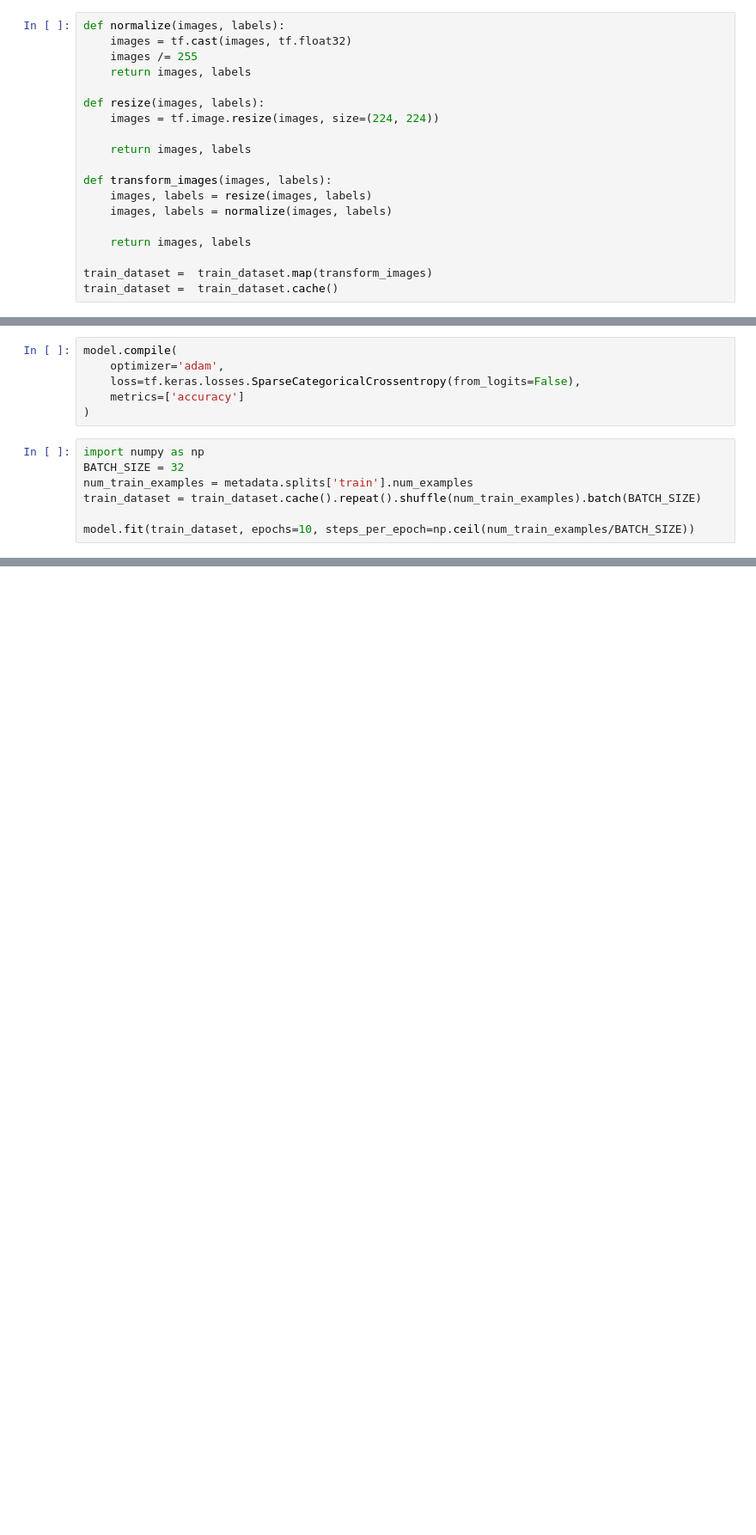
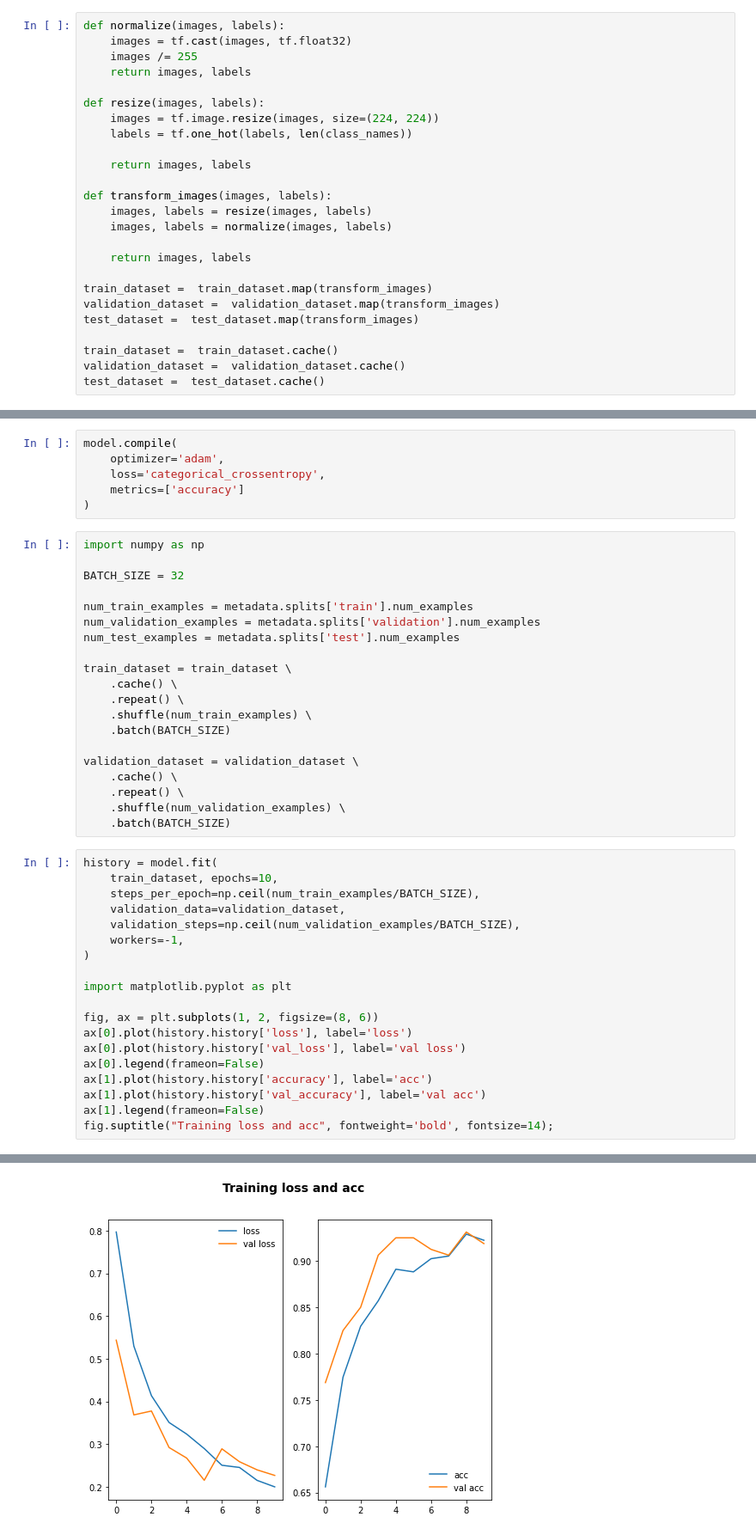
Before and after one commit to gnguilherme/dl-tf, a Jupyter notebook: notebooks/transfer-learning.ipynb, the cells around one changed output, grey strips where cells are left out. Shown at 86% size. Saved outputs shown, nothing was run; the diff lists cells and outputs as text; blank space fills up the shorter version.

```diff
--- a/notebooks/transfer-learning.ipynb
+++ b/notebooks/transfer-learning.ipynb
@@ -21,6 +26,7 @@ def normalize(images, labels):
 
 def resize(images, labels):
     images = tf.image.resize(images, size=(224, 224))
+    labels = tf.one_hot(labels, len(class_names))
 
     return images, labels
 
@@ -31,7 +37,12 @@ def transform_images(images, labels):
     return images, labels
 
 train_dataset =  train_dataset.map(transform_images)
+validation_dataset =  validation_dataset.map(transform_images)
+test_dataset =  test_dataset.map(transform_images)
+
 train_dataset =  train_dataset.cache()
+validation_dataset =  validation_dataset.cache()
+test_dataset =  test_dataset.cache()
 # %%
 for image, labels in train_dataset.take(1):
     break
@@ -53,13 +84,46 @@ model = tf.keras.models.Sequential(layers)
 # %%
 model.compile(
     optimizer='adam',
-    loss=tf.keras.losses.SparseCategoricalCrossentropy(from_logits=False),
+    loss='categorical_crossentropy',
     metrics=['accuracy']
 )
 # %%
 import numpy as np
+
 BATCH_SIZE = 32
+
 num_train_examples = metadata.splits['train'].num_examples
-train_dataset = train_dataset.cache().repeat().shuffle(num_train_examples).batch(BATCH_SIZE)
+num_validation_examples = metadata.splits['validation'].num_examples
+num_test_examples = metadata.splits['test'].num_examples
 
-model.fit(train_dataset, epochs=10, steps_per_epoch=np.ceil(num_train_examples/BATCH_SIZE))
+train_dataset = train_dataset \
+    .cache() \
+    .repeat() \
+    .shuffle(num_train_examples) \
+    .batch(BATCH_SIZE)
+
+validation_dataset = validation_dataset \
+    .cache() \
+    .repeat() \
+    .shuffle(num_validation_examples) \
+    .batch(BATCH_SIZE)
+# %%
+history = model.fit(
+    train_dataset, epochs=10,
+    steps_per_epoch=np.ceil(num_train_examples/BATCH_SIZE),
+    validation_data=validation_dataset,
+    validation_steps=np.ceil(num_validation_examples/BATCH_SIZE),
+    workers=-1,
+)
+
+import matplotlib.pyplot as plt
+
+fig, ax = plt.subplots(1, 2, figsize=(8, 6))
+ax[0].plot(history.history['loss'], label='loss')
+ax[0].plot(history.history['val_loss'], label='val loss')
+ax[0].legend(frameon=False)
+ax[1].plot(history.history['accuracy'], label='acc')
+ax[1].plot(history.history['val_accuracy'], label='val acc')
+ax[1].legend(frameon=False)
+fig.suptitle("Training loss and acc", fontweight='bold', fontsize=14);
+# %% [output]
@@ -65,0 +150 @@ model.fit(train_dataset, epochs=10, steps_per_epoch=np.ceil(num_train_examples/B
+[figure, added]
```
Also changed, not shown: parts of 7 cells of this notebook.
